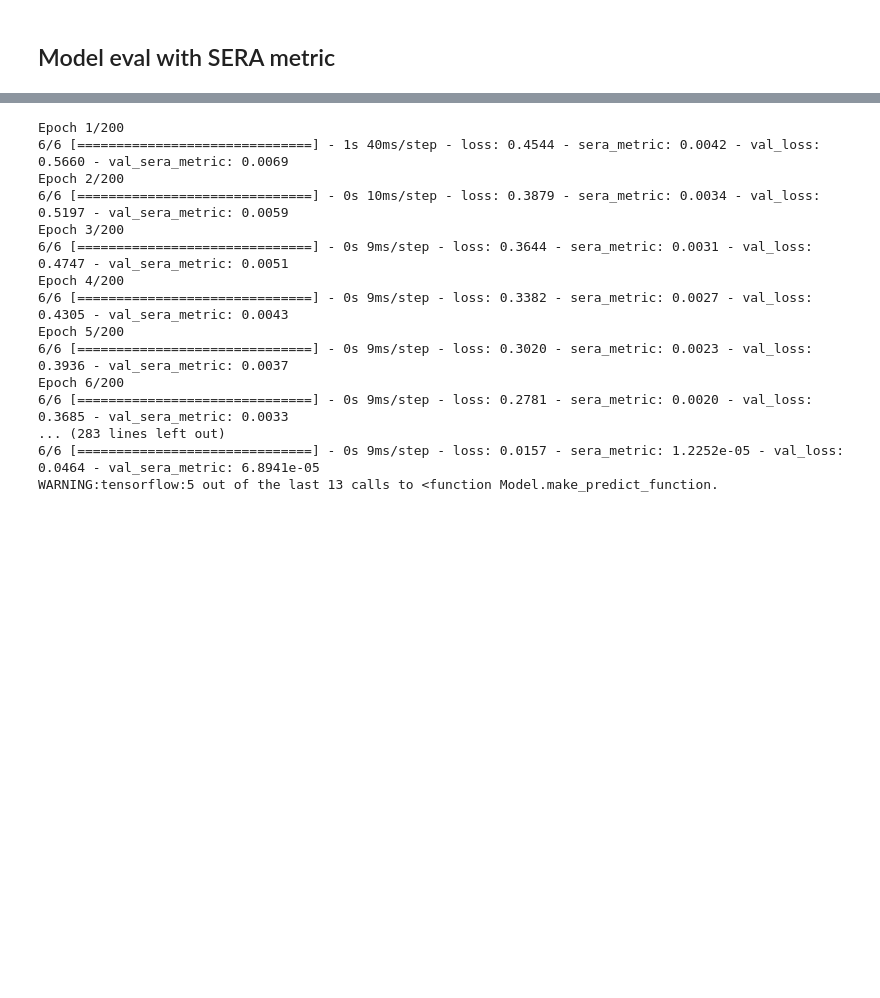
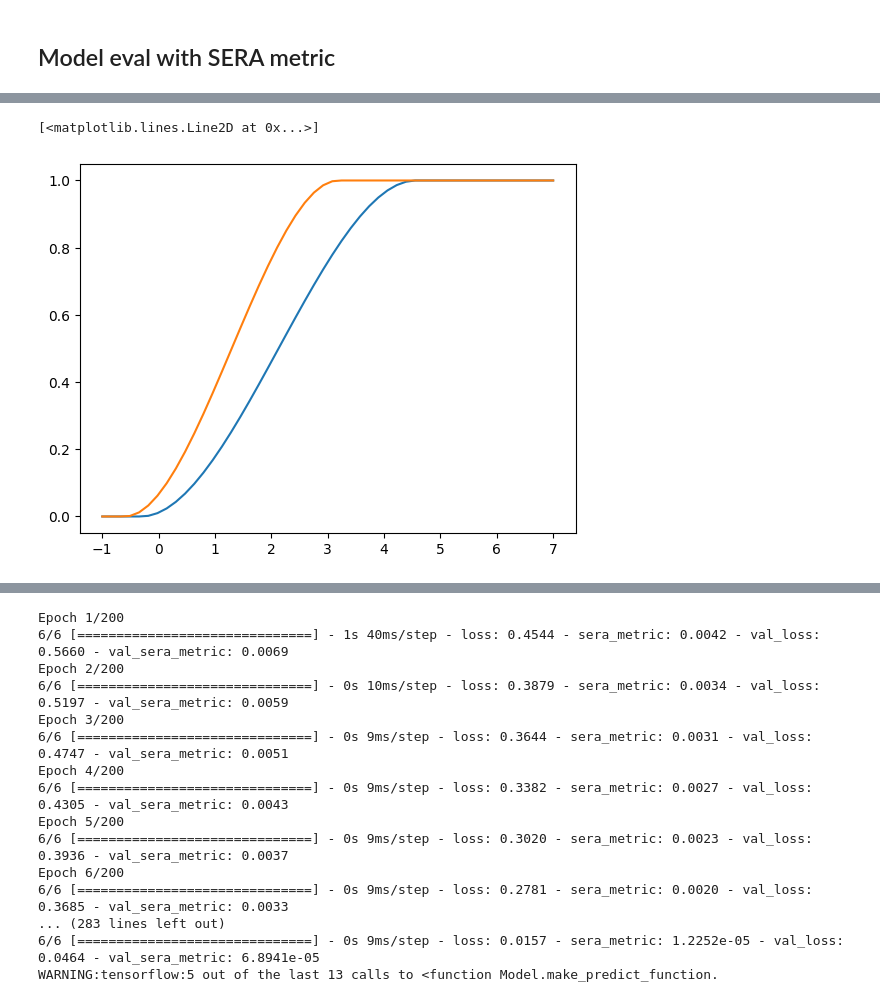
Before and after one commit to martinpavez/data, a Jupyter notebook: hw_extra/notebooks_prediction/imbalanced_reg_test.ipynb, the cells around one changed output, grey strips where cells are left out. Drawn from its saved outputs; the diff is of its cells as text; code cells hidden in the pictures; blank space fills up the shorter version.

```diff
--- a/hw_extra/notebooks_prediction/imbalanced_reg_test.ipynb
+++ b/hw_extra/notebooks_prediction/imbalanced_reg_test.ipynb
@@ -66,20 +66,6 @@ def read_hws(path, date_format='%Y-%m'):
 import numpy as np
 from scipy.interpolate import PchipInterpolator
 from statsmodels.stats.stattools import medcouple
-
-def compute_tukey_boxplot_bounds(y):
-    """
-    Compute boxplot bounds using Tukey's original rule (no skewness correction).
-    """
-    q1 = np.percentile(y, 25)
-    q3 = np.percentile(y, 75)
-    iqr = q3 - q1
-
-    lower = q1 + 0.1*iqr
-    upper = q3
-    median = np.median(y)
-
-    return lower, median, upper
 
 def compute_adjusted_boxplot_bounds(y):
     """
@@ -100,9 +86,9 @@ def compute_adjusted_boxplot_bounds(y):
     median = np.median(y)
     return lower, median, upper
 
-def create_relevance_function_tukey(y):
+def create_relevance_function(y):
     """
-    Create a PCHIP-based relevance function φ(y) using Tukey boxplot bounds.
+    Create a PCHIP-based relevance function φ(y) using adjusted boxplot bounds.
     """
     lower, median, upper = compute_adjusted_boxplot_bounds(y)
 
@@ -194,7 +180,7 @@ compute_adjusted_boxplot_bounds(hws_index)
 # %% [output]
 (-1.1692892810242344, -0.30647585455315646, 4.561547586528888)
 # %%
-relevance = create_relevance_function_tukey(hws_index)
+relevance = create_relevance_function(hws_index)
 # %% [output]
 [-1.16928928 -0.30647585  4.56154759  6.49996949]
 [0. 0. 1. 1.]
@@ -398,6 +384,7 @@ model = Sequential([
     ])
 
 pred = PredictionModel(data, season, indices, model, name_regressor="RNN16")
+pred.train_predict(5)
 pred.compile_keras_model(metrics=[make_sera_metric(relevance)])
 y_train, y_pred_train = pred.train(5)
 y_test, y_pred = pred.predict(5)
@@ -424,0 +411,7 @@ Epoch 37/200
+# %%
+x = np.linspace(-1, 7)
+plt.plot(x, relevance(x))
+plt.plot(x, pred.training_relevance_fs["HWF"](x))
+# %% [output]
+[<matplotlib.lines.Line2D at 0x...>]
+[figure, added]
```
Also changed, not shown: parts of 5 cells of this notebook, 15 other files.
